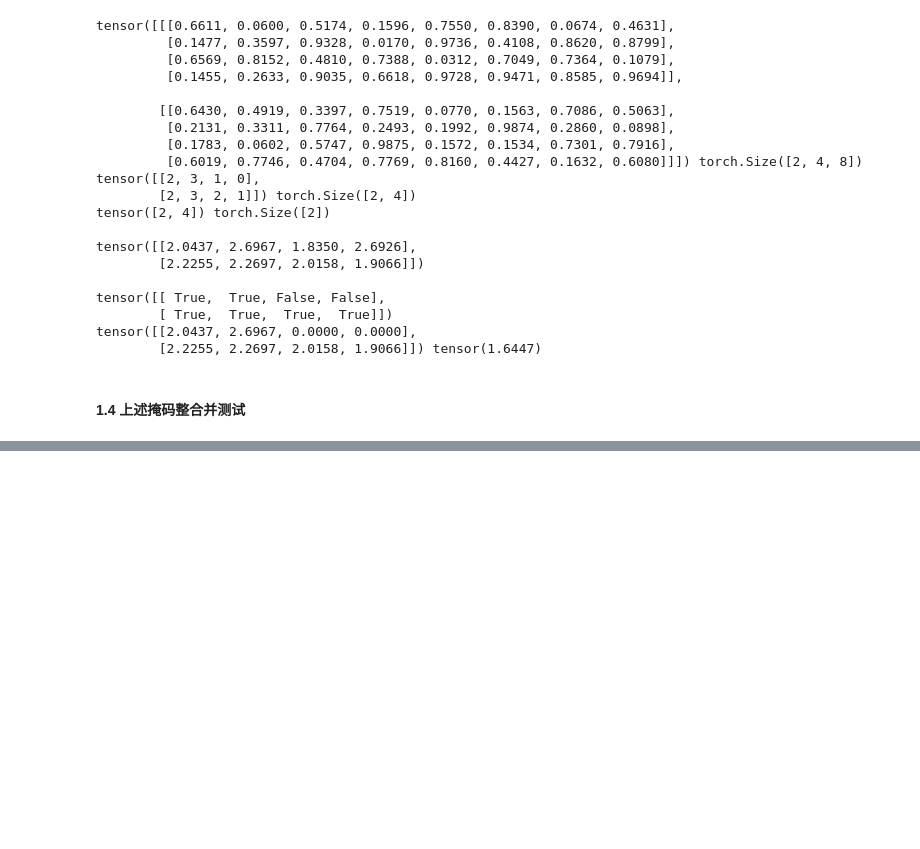
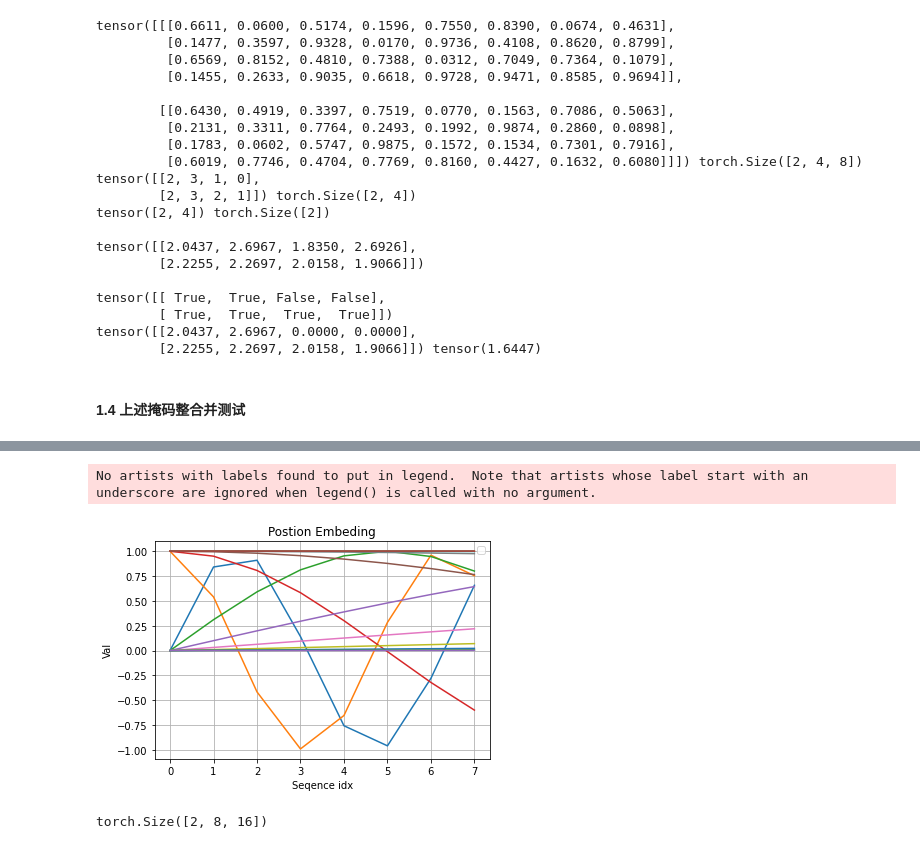
Before and after one commit to Yoshi-233/pytorch_projects, a Jupyter notebook: 20.transformer/test.ipynb, the cells around one changed output, grey strips where cells are left out. Saved outputs shown, nothing was run; the diff lists cells and outputs as text; code cells hidden in the pictures; blank space fills up the shorter version.

```diff
--- a/20.transformer/test.ipynb
+++ b/20.transformer/test.ipynb
@@ -208,0 +331,21 @@ tensor([[2.0437, 2.6967, 0.0000, 0.0000],
+# %%
+"""
+    我们拿一个batch的matrix举例
+    假设矩阵的batch_size=2, max_len=8，dim=4
+"""
+torch.manual_seed(42)
+X = torch.rand(2, 8, 4)
+batch_size = X.shape[0]
+max_len = X.shape[1]
+dim = X.shape[2]
+print(X)
+pos_mat = torch.arange(max_len)
+dim_mat = torch.arange(0, dim, 2) / dim
+dim_mat = torch.pow(1/10000, dim_mat)
+pos_embeding_mat = pos_mat[:, None] * dim_mat[None, :]
+print(pos_embeding_mat, pos_embeding_mat.shape)
+
+position_embeding = torch.zeros_like(X)
+position_embeding[:, :, 0::2] = torch.sin(pos_embeding_mat)
+position_embeding[:, :, 1::2] = torch.cos(pos_embeding_mat)
+position_embeding
@@ -208,0 +424,25 @@ tensor([[2.0437, 2.6967, 0.0000, 0.0000],
+# %%
+"""
+类函数
+"""
+class PositionEmbeding(nn.Module):
+    def __init__(self, batch_size, max_len, dims, dropout):
+        super(PositionEmbeding, self).__init__()
+        self.pe = postion_embeding(batch_size, max_len, dims)
+        self.drop = nn.Dropout(dropout)
+
+    def forward(self, X):
+        assert X.shape == self.pe.shape, print(f"X shape is not equal to pe {X.shape} vs {self.pe.shape}!")
+        return self.drop(X + self.pe.to(X.device))
+
+    def show_position(self):
+        show_position(self.pe[0])
+
+enc_input = torch.rand(2, 8, 16)
+position_embeding = PositionEmbeding(enc_input.shape[0], enc_input.shape[1], enc_input.shape[2], 0)
+position_embeding.show_position()
+position_embeding(enc_input).shape
+# %% [output]
+No artists with labels found to put in legend.  Note that artists whose label start with an underscore are ignored when legend() is called with no argument.
+[figure, added]
+torch.Size([2, 8, 16])
```
Also changed, not shown: parts of 7 cells of this notebook.
